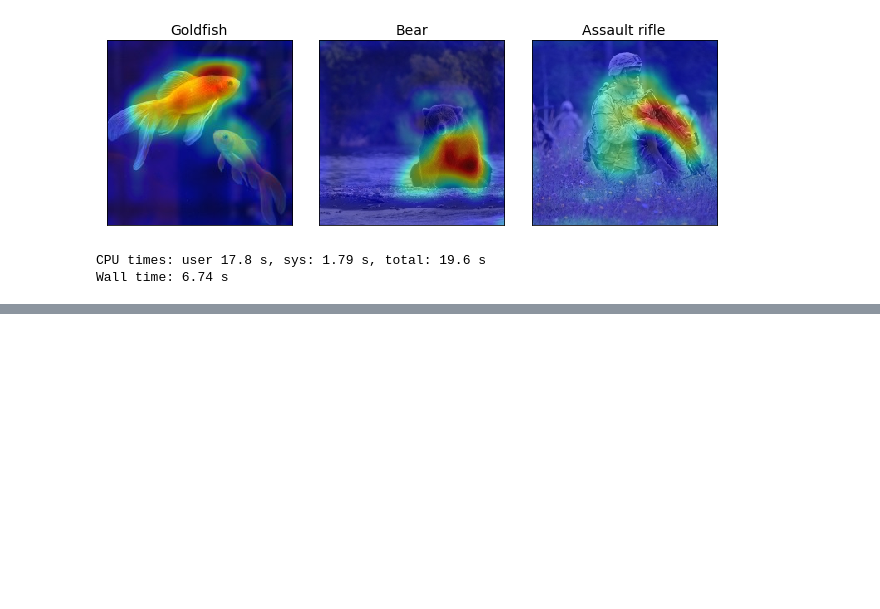
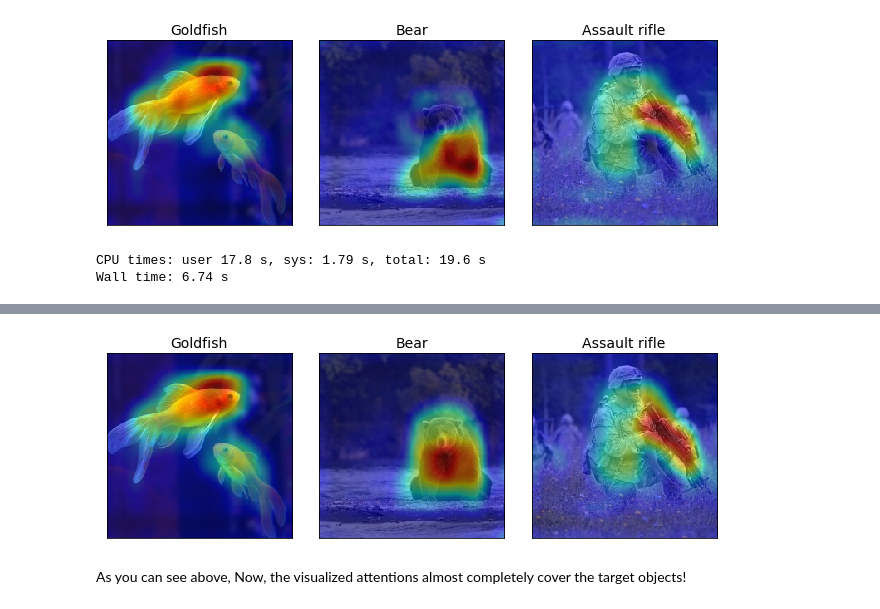
Before and after one commit to keisen/tf-keras-vis, a Jupyter notebook: examples/attentions.ipynb, the cells around one changed output, grey strips where cells are left out. Saved outputs shown, nothing was run; the diff lists cells and outputs as text; code cells hidden in the pictures; blank space fills up the shorter version.

Commit message:
Modify jupyter notebook to add GradCAM++ example, and rerun notebook to generate images

```diff
--- a/examples/attentions.ipynb
+++ b/examples/attentions.ipynb
@@ -156,7 +156,7 @@ from tf_keras_vis.utils import normalize
 gradcam = Gradcam(model, model_modifier, clone=False)
 
 # Generate heatmap with GradCAM
-cam = gradcam(loss, X)
+cam = gradcam(loss, X, normalize_gradient=False)
 cam = normalize(cam)
 
 f, ax = plt.subplots(**subprot_args)
@@ -166,7 +166,7 @@ for i, title in enumerate(image_titles):
     ax[i].imshow(images[i])
     ax[i].imshow(heatmap, cmap='jet', alpha=0.5)
 plt.tight_layout()
-plt.savefig('images/gradcam.png')
+# plt.savefig('images/gradcam.png')
 plt.show()
 # %% [output]
 [figure]
@@ -174,0 +184,24 @@ Wall time: 6.74 s
+# %%
+from tf_keras_vis.gradcam import GradcamPlusPlus
+
+# Repalce class name to "GradcamPlusPlus"
+# gradcam = Gradcam(model, model_modifier, clone=False)
+gradcam = GradcamPlusPlus(model, model_modifier, clone=False)
+
+# Generate heatmap with GradcamPlusPlus
+cam = gradcam(loss, X)
+cam = normalize(cam)
+
+f, ax = plt.subplots(**subprot_args)
+for i, title in enumerate(image_titles):
+    heatmap = np.uint8(cm.jet(cam[i])[..., :3] * 255)
+    ax[i].set_title(title, fontsize=14)
+    ax[i].imshow(images[i])
+    ax[i].imshow(heatmap, cmap='jet', alpha=0.5)
+plt.tight_layout()
+plt.savefig('images/gradcam_plus_plus.png')
+plt.show()
+# %% [output]
+[figure, added]
+# %% [markdown]
+As you can see above, Now, the visualized attentions almost completely cover the target objects!
```
Also changed, not shown: parts of 2 cells of this notebook, 2 other files.
